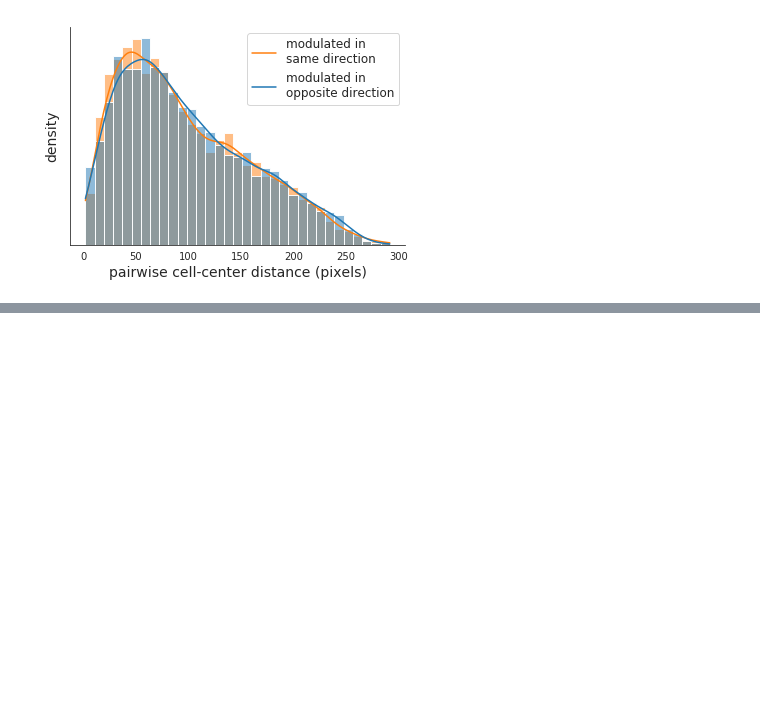
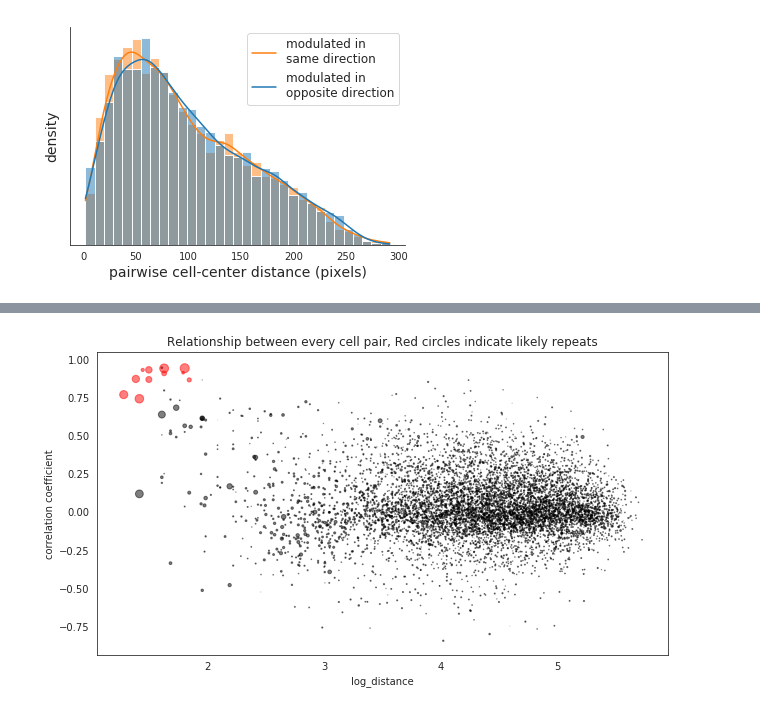
Before and after one commit to AllenInstitute/claustrum_imaging_manuscript, a Jupyter notebook: figure_4/figure_4.ipynb, the cells around one changed output, grey strips where cells are left out. Cells and saved outputs as stored; diff of their text form; code cells hidden in the pictures; blank space fills up the shorter version.

```diff
--- a/figure_4/figure_4.ipynb
+++ b/figure_4/figure_4.ipynb
@@ -488,0 +537,4 @@ if save_fig:
+# %%
+session.repeat_roi_analysis.plot()
+# %% [output]
+[figure, added]
```
Also changed, not shown: parts of 5 cells of this notebook, 5 other files.
